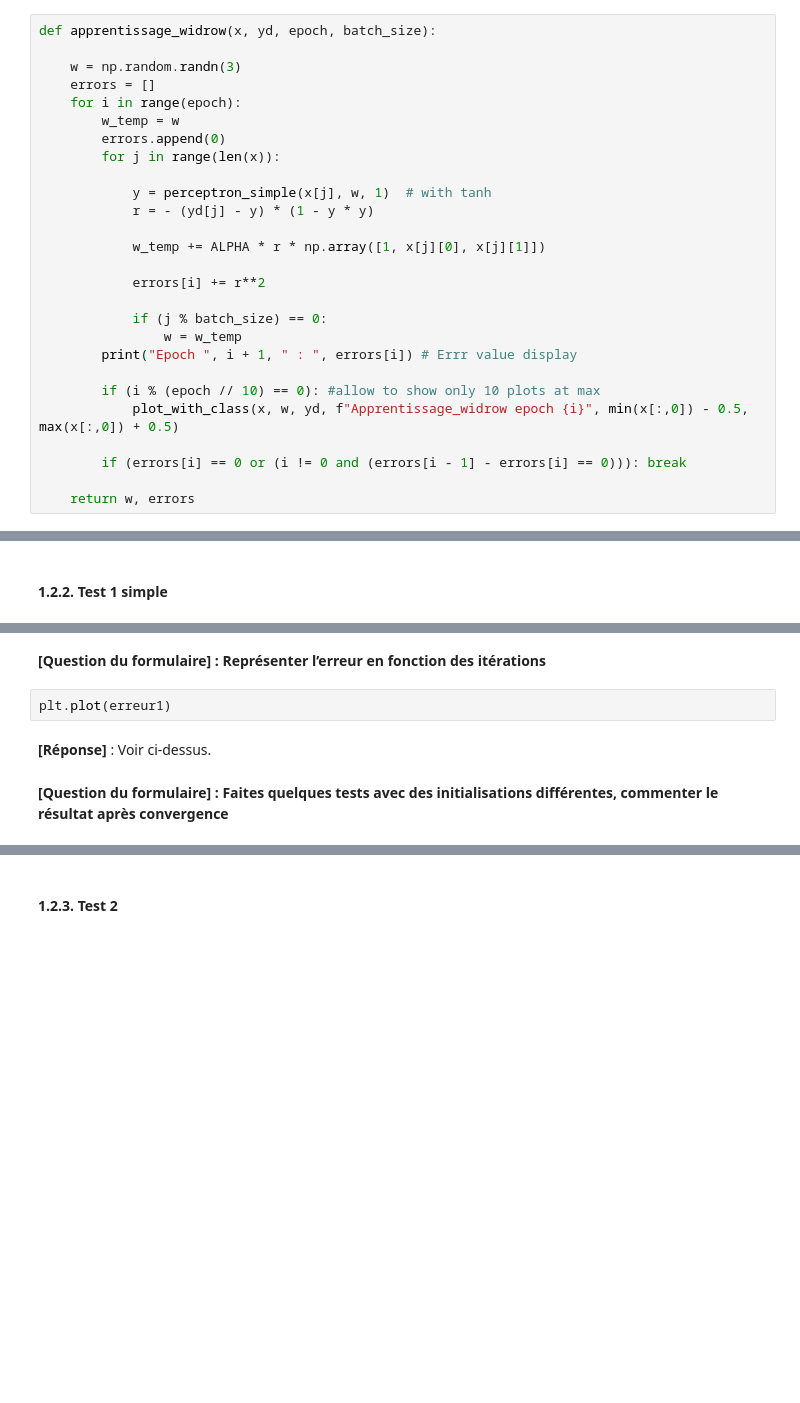
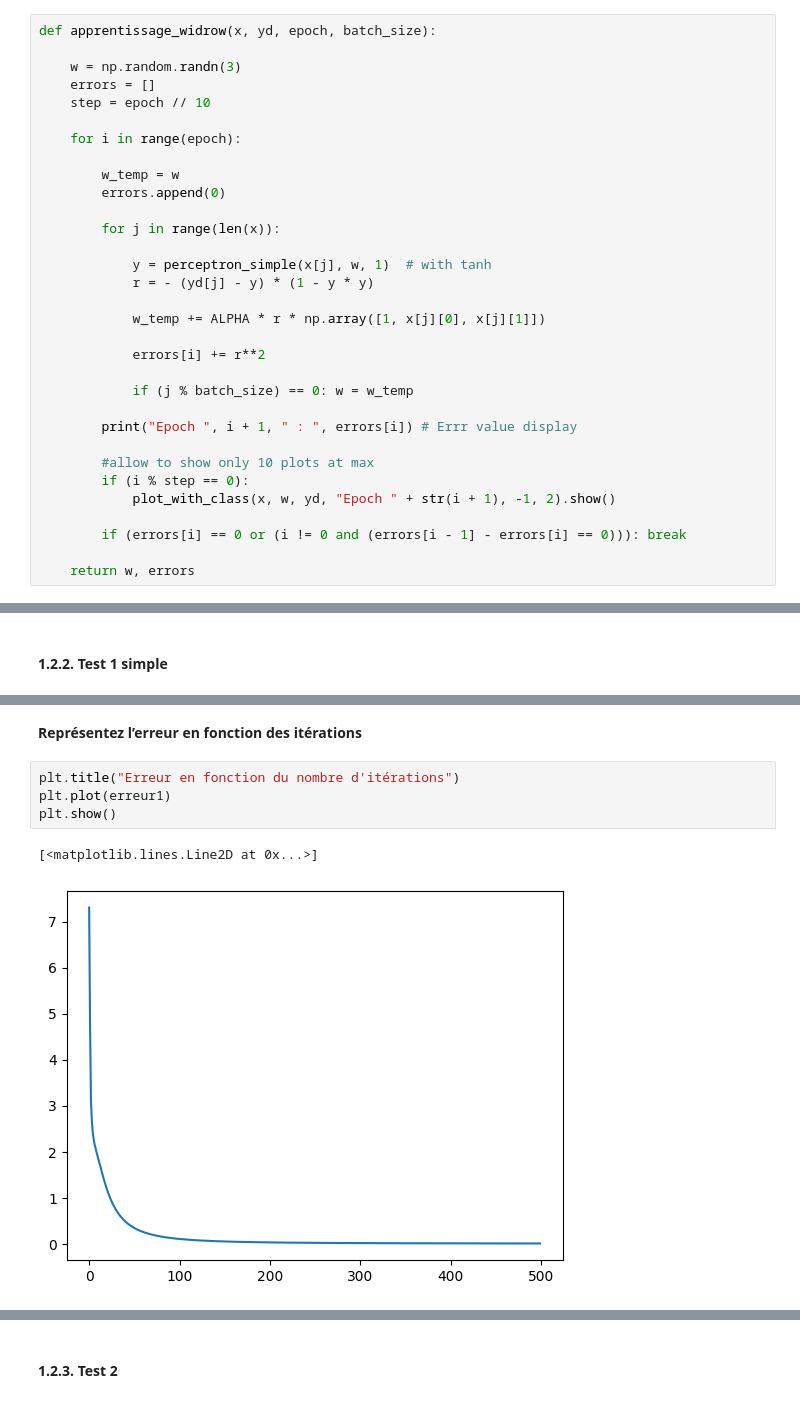
Before and after one commit to GaetanFrejoux/projet_reseaux_neurones, a Jupyter notebook: projet.ipynb, the cells around one changed output, grey strips where cells are left out. Saved outputs shown, nothing was run; the diff lists cells and outputs as text; blank space fills up the shorter version.

```diff
--- a/projet.ipynb
+++ b/projet.ipynb
@@ -72,9 +82,13 @@ def apprentissage_widrow(x, yd, epoch, batch_size):
 
     w = np.random.randn(3)
     errors = []
+    step = epoch // 10
+
     for i in range(epoch):
+
         w_temp = w
         errors.append(0)
+
         for j in range(len(x)):
 
             y = perceptron_simple(x[j], w, 1)  # with tanh
@@ -84,12 +98,13 @@ def apprentissage_widrow(x, yd, epoch, batch_size):
 
             errors[i] += r**2
 
-            if (j % batch_size) == 0:
-                w = w_temp
+            if (j % batch_size) == 0: w = w_temp
+
         print("Epoch ", i + 1, " : ", errors[i]) # Errr value display
 
-        if (i % (epoch // 10) == 0): #allow to show only 10 plots at max
-            plot_with_class(x, w, yd, f"Apprentissage_widrow epoch {i}", min(x[:,0]) - 0.5, max(x[:,0]) + 0.5)
+        #allow to show only 10 plots at max
+        if (i % step == 0):
+            plot_with_class(x, w, yd, "Epoch " + str(i + 1), -1, 2).show()
 
         if (errors[i] == 0 or (i != 0 and (errors[i - 1] - errors[i] == 0))): break
 
@@ -122,10 +233,10 @@ séparation)**
 # %% [markdown]
-**[Question du formulaire] : Représenter l’erreur en fonction des itérations**
+**Représentez l’erreur en fonction des itérations**
-# %%
-plt.plot(erreur1)
-# %% [markdown]
-**[Réponse]** : Voir ci-dessus.
-# %% [markdown]
-**[Question du formulaire] : Faites quelques tests avec des initialisations différentes, commenter le résultat après
-convergence**
+# %%
+plt.title("Erreur en fonction du nombre d'itérations")
+plt.plot(erreur1)
+plt.show()
+# %% [output]
+[<matplotlib.lines.Line2D at 0x...>]
+[figure, added]
 # %% [markdown]
```
Also changed, not shown: parts of 114 cells of this notebook, 8 other files.
